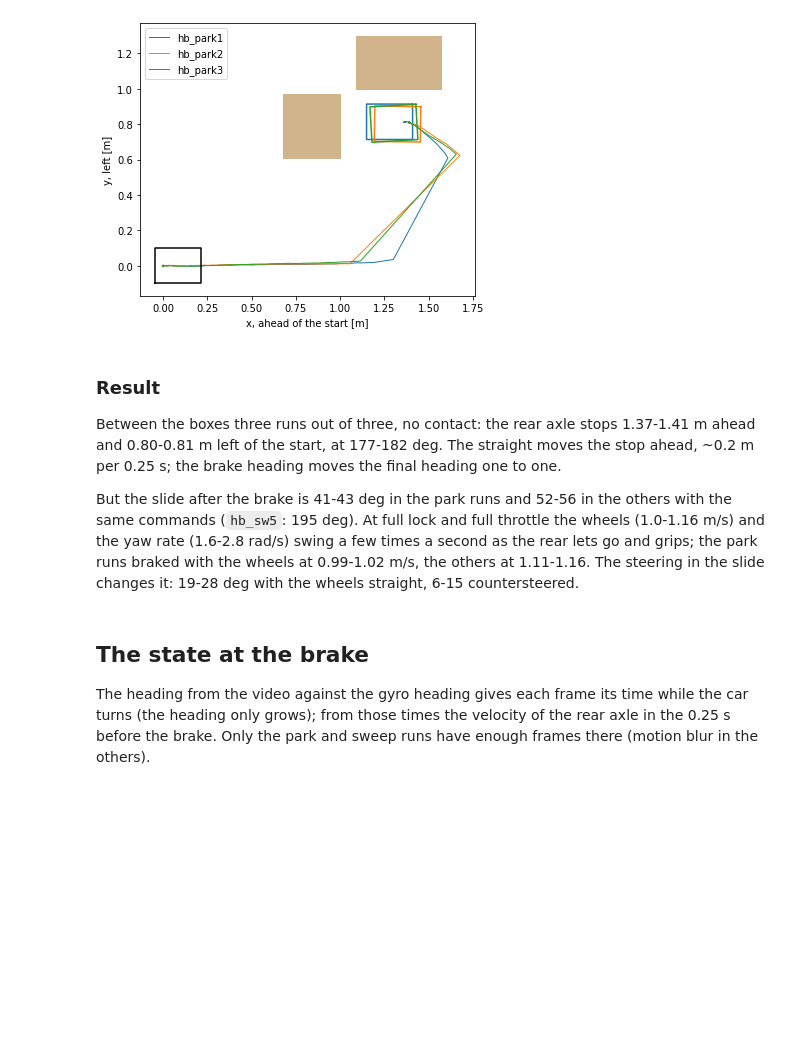
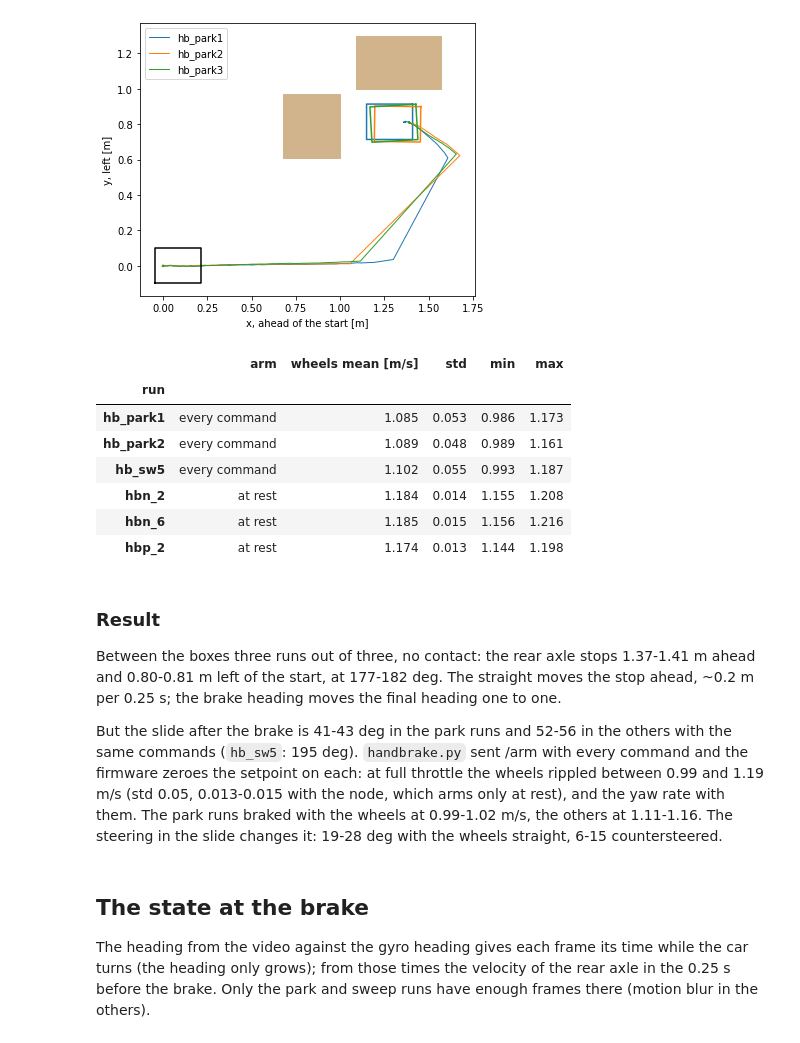
Before and after one commit to Gelminaio/drift-mpc-ackermann, a Jupyter notebook: notebooks/handbrake.ipynb, the cells around one changed output. Cells and saved outputs as stored; diff of their text form; code cells hidden in the pictures; blank space fills up the shorter version.

Commit message:
analysis: the wheel ripple of the open-loop runs

```diff
--- a/notebooks/handbrake.ipynb
+++ b/notebooks/handbrake.ipynb
@@ -111,6 +111,26 @@ ax.legend()
 plt.show()
 # %% [output]
 [figure]
+# %%
+# wheel speed at full throttle: handbrake.py sent /arm with every command (the firmware zeroes the
+# setpoint on each), the node below arms only at rest
+rows = []
+for run in ['hb_park1', 'hb_park2', 'hb_sw5', 'hbn_2', 'hbn_6', 'hbp_2']:
+    b = bag(run)
+    fast = b['d'].loc[b['d']['cmd_speed'] > 1.45, 't']
+    w = b['wheels'][(b['t_wheels'] > fast.iloc[0] + 0.5) & (b['t_wheels'] < fast.iloc[-1])]
+    rows.append({'run': run, 'arm': 'every command' if run.startswith('hb_') else 'at rest',
+                 'wheels mean [m/s]': w.mean(), 'std': w.std(), 'min': w.min(), 'max': w.max()})
+pd.DataFrame(rows).set_index('run').round(3)
+# %% [output]
+|  | arm | wheels mean [m/s] | std | min | max |
+| run |  |  |  |  |  |
+| hb_park1 | every command | 1.085 | 0.053 | 0.986 | 1.173 |
+| hb_park2 | every command | 1.089 | 0.048 | 0.989 | 1.161 |
+| hb_sw5 | every command | 1.102 | 0.055 | 0.993 | 1.187 |
+| hbn_2 | at rest | 1.184 | 0.014 | 1.155 | 1.208 |
+| hbn_6 | at rest | 1.185 | 0.015 | 1.156 | 1.216 |
+| hbp_2 | at rest | 1.174 | 0.013 | 1.144 | 1.198 |
 # %% [markdown]
 ### Result
 
@@ -119,10 +139,11 @@ Between the boxes three runs out of three, no contact: the rear axle stops 1.37-
 the brake heading moves the final heading one to one.
 
 But the slide after the brake is 41-43 deg in the park runs and 52-56 in the others with the same
-commands (`hb_sw5`: 195 deg). At full lock and full throttle the wheels (1.0-1.16 m/s) and the yaw
-rate (1.6-2.8 rad/s) swing a few times a second as the rear lets go and grips; the park runs braked
-with the wheels at 0.99-1.02 m/s, the others at 1.11-1.16. The steering in the slide changes it:
-19-28 deg with the wheels straight, 6-15 countersteered.
+commands (`hb_sw5`: 195 deg). `handbrake.py` sent /arm with every command and the firmware zeroes the
+setpoint on each: at full throttle the wheels rippled between 0.99 and 1.19 m/s (std 0.05, 0.013-0.015
+with the node, which arms only at rest), and the yaw rate with them. The park runs braked with the wheels
+at 0.99-1.02 m/s, the others at 1.11-1.16. The steering in the slide changes it: 19-28 deg with the
+wheels straight, 6-15 countersteered.
 # %% [markdown]
 ## The state at the brake
 
```
